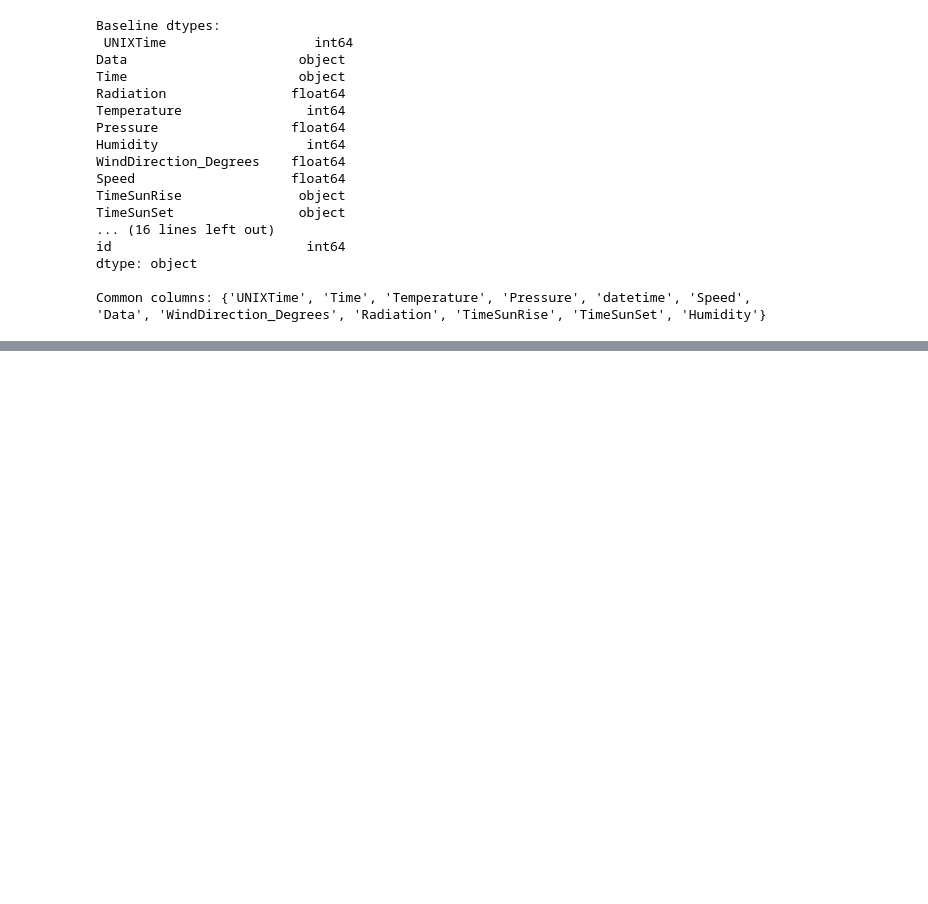
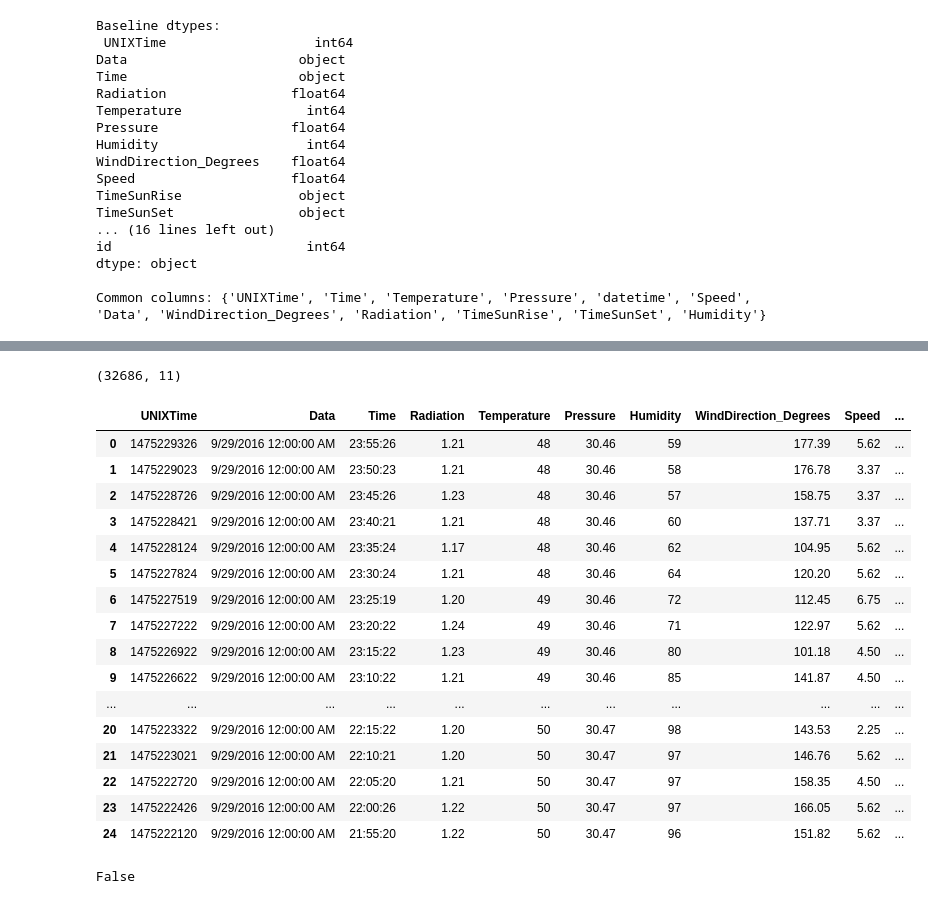
Before and after one commit to LamelK/rent-prediction-zoomcamp-mlops, a Jupyter notebook: notebooks/model_test.ipynb, the cells around one changed output, grey strips where cells are left out. Drawn from its saved outputs; the diff is of its cells as text; code cells hidden in the pictures; blank space fills up the shorter version.

```diff
--- a/notebooks/model_test.ipynb
+++ b/notebooks/model_test.ipynb
@@ -213,0 +312,32 @@ for col in common_cols:
+# %%
+df = pd.read_csv('../data/SolarPrediction.csv')
+# %%
+df.shape
+# %% [output]
+(32686, 11)
+# %%
+df.head(25)
+# %% [output]
+|  | UNIXTime | Data | Time | Radiation | Temperature | Pressure | Humidity | WindDirection_Degrees | Speed | ... |
+| 0 | 1475229326 | 9/29/2016 12:00:00 AM | 23:55:26 | 1.21 | 48 | 30.46 | 59 | 177.39 | 5.62 | ... |
+| 1 | 1475229023 | 9/29/2016 12:00:00 AM | 23:50:23 | 1.21 | 48 | 30.46 | 58 | 176.78 | 3.37 | ... |
+| 2 | 1475228726 | 9/29/2016 12:00:00 AM | 23:45:26 | 1.23 | 48 | 30.46 | 57 | 158.75 | 3.37 | ... |
+| 3 | 1475228421 | 9/29/2016 12:00:00 AM | 23:40:21 | 1.21 | 48 | 30.46 | 60 | 137.71 | 3.37 | ... |
+| 4 | 1475228124 | 9/29/2016 12:00:00 AM | 23:35:24 | 1.17 | 48 | 30.46 | 62 | 104.95 | 5.62 | ... |
+| 5 | 1475227824 | 9/29/2016 12:00:00 AM | 23:30:24 | 1.21 | 48 | 30.46 | 64 | 120.20 | 5.62 | ... |
+| 6 | 1475227519 | 9/29/2016 12:00:00 AM | 23:25:19 | 1.20 | 49 | 30.46 | 72 | 112.45 | 6.75 | ... |
+| 7 | 1475227222 | 9/29/2016 12:00:00 AM | 23:20:22 | 1.24 | 49 | 30.46 | 71 | 122.97 | 5.62 | ... |
+| 8 | 1475226922 | 9/29/2016 12:00:00 AM | 23:15:22 | 1.23 | 49 | 30.46 | 80 | 101.18 | 4.50 | ... |
+| 9 | 1475226622 | 9/29/2016 12:00:00 AM | 23:10:22 | 1.21 | 49 | 30.46 | 85 | 141.87 | 4.50 | ... |
+| ... | ... | ... | ... | ... | ... | ... | ... | ... | ... | ... |
+| 20 | 1475223322 | 9/29/2016 12:00:00 AM | 22:15:22 | 1.20 | 50 | 30.47 | 98 | 143.53 | 2.25 | ... |
+| 21 | 1475223021 | 9/29/2016 12:00:00 AM | 22:10:21 | 1.20 | 50 | 30.47 | 97 | 146.76 | 5.62 | ... |
+| 22 | 1475222720 | 9/29/2016 12:00:00 AM | 22:05:20 | 1.21 | 50 | 30.47 | 97 | 158.35 | 4.50 | ... |
+| 23 | 1475222426 | 9/29/2016 12:00:00 AM | 22:00:26 | 1.22 | 50 | 30.47 | 97 | 166.05 | 5.62 | ... |
+| 24 | 1475222120 | 9/29/2016 12:00:00 AM | 21:55:20 | 1.22 | 50 | 30.47 | 96 | 151.82 | 5.62 | ... |
+# %%
+df['Dat3'] = pd.to_datetime(df['Data'])
+is_sorted = df['Data'].is_monotonic_increasing
+print(is_sorted)
+# %% [output]
+False
```
Also changed, not shown: parts of 23 cells of this notebook, 35 other files.
